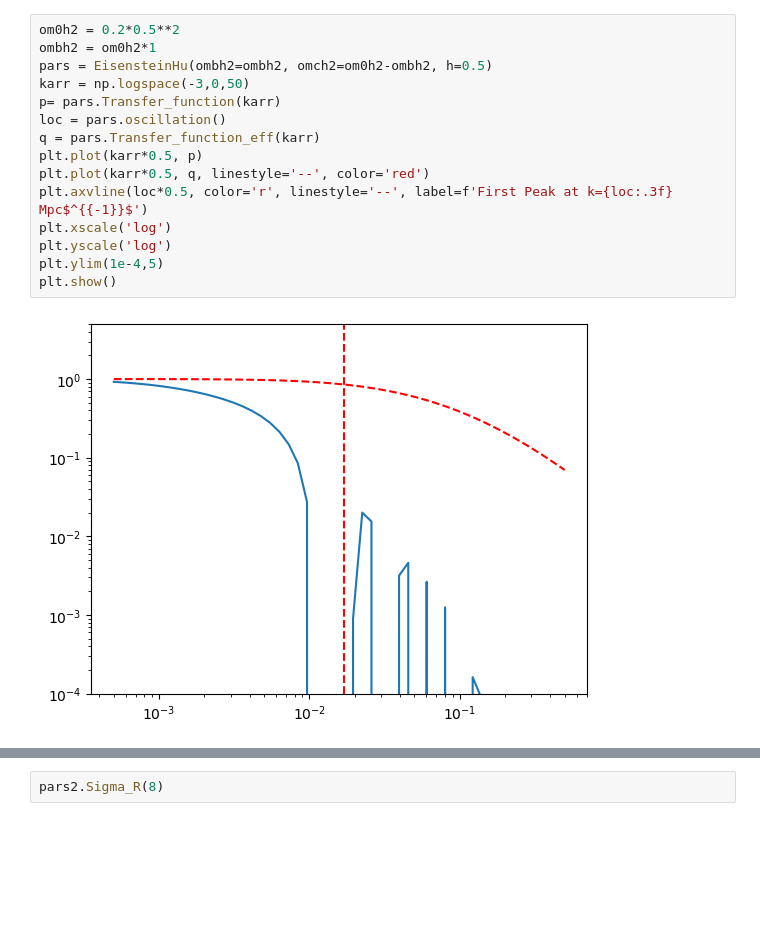
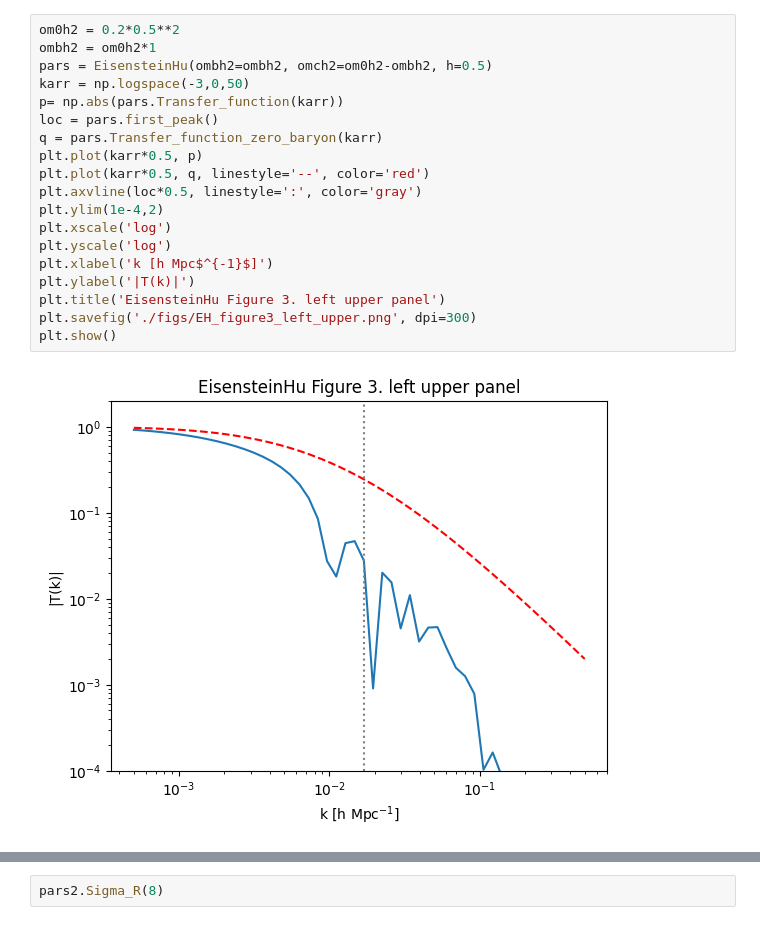
Before and after one commit to john1256/KASI_Ms, a Jupyter notebook: 2025/Field_research_2/Powerspec_devel.ipynb, the cells around one changed output, grey strips where cells are left out. Cells and saved outputs as stored; diff of their text form; blank space fills up the shorter version.

Commit message:
field_research_2 : Powerspectrum drawing, fixed Transfer_function_zero_baryon, fixed nowiggles

```diff
--- a/2025/Field_research_2/Powerspec_devel.ipynb
+++ b/2025/Field_research_2/Powerspec_devel.ipynb
@@ -151,17 +6,21 @@ class EisensteinHu:
 # %%
 om0h2 = 0.2*0.5**2
 ombh2 = om0h2*1
 pars = EisensteinHu(ombh2=ombh2, omch2=om0h2-ombh2, h=0.5)
 karr = np.logspace(-3,0,50)
-p= pars.Transfer_function(karr)
-loc = pars.oscillation()
-q = pars.Transfer_function_eff(karr)
+p= np.abs(pars.Transfer_function(karr))
+loc = pars.first_peak()
+q = pars.Transfer_function_zero_baryon(karr)
 plt.plot(karr*0.5, p)
 plt.plot(karr*0.5, q, linestyle='--', color='red')
-plt.axvline(loc*0.5, color='r', linestyle='--', label=f'First Peak at k={loc:.3f} Mpc$^{{-1}}$')
+plt.axvline(loc*0.5, linestyle=':', color='gray')
+plt.ylim(1e-4,2)
 plt.xscale('log')
 plt.yscale('log')
-plt.ylim(1e-4,5)
+plt.xlabel('k [h Mpc$^{-1}$]')
+plt.ylabel('|T(k)|')
+plt.title('EisensteinHu Figure 3. left upper panel')
+plt.savefig('./figs/EH_figure3_left_upper.png', dpi=300)
 plt.show()
 # %% [output]
-[figure, old version]
+[figure, new version]
```
Also changed, not shown: parts of 8 cells of this notebook, 5 other files.
